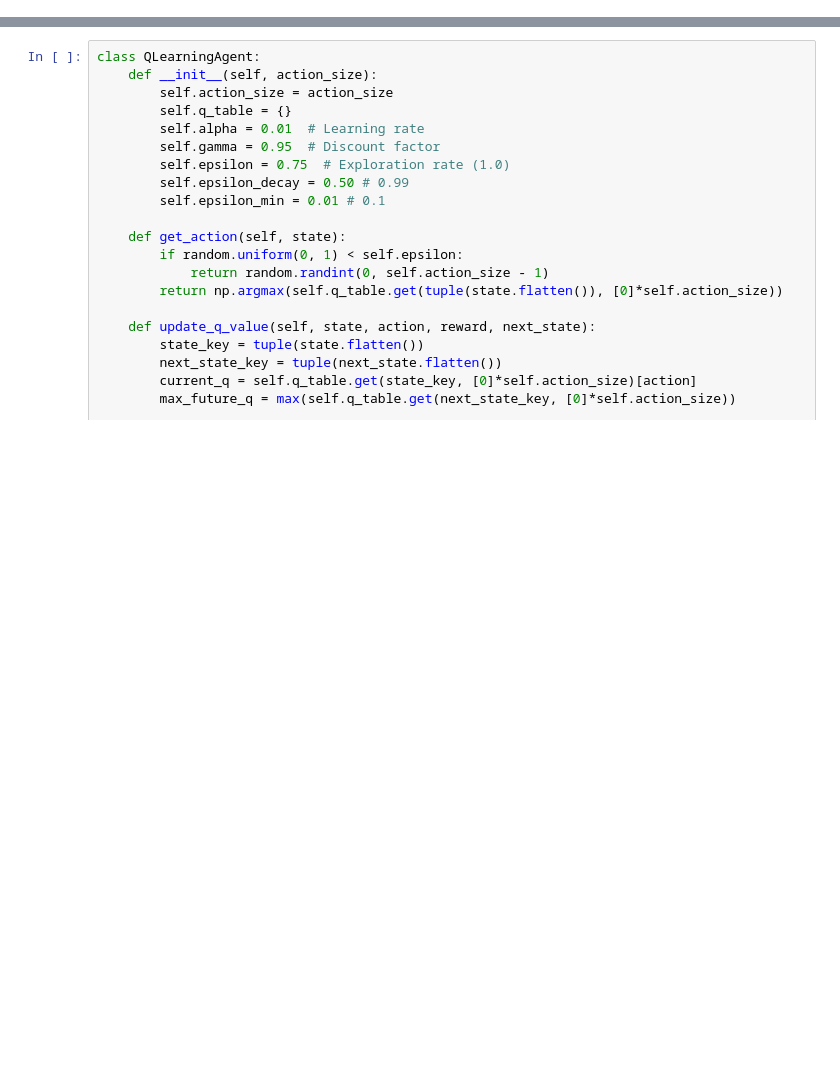
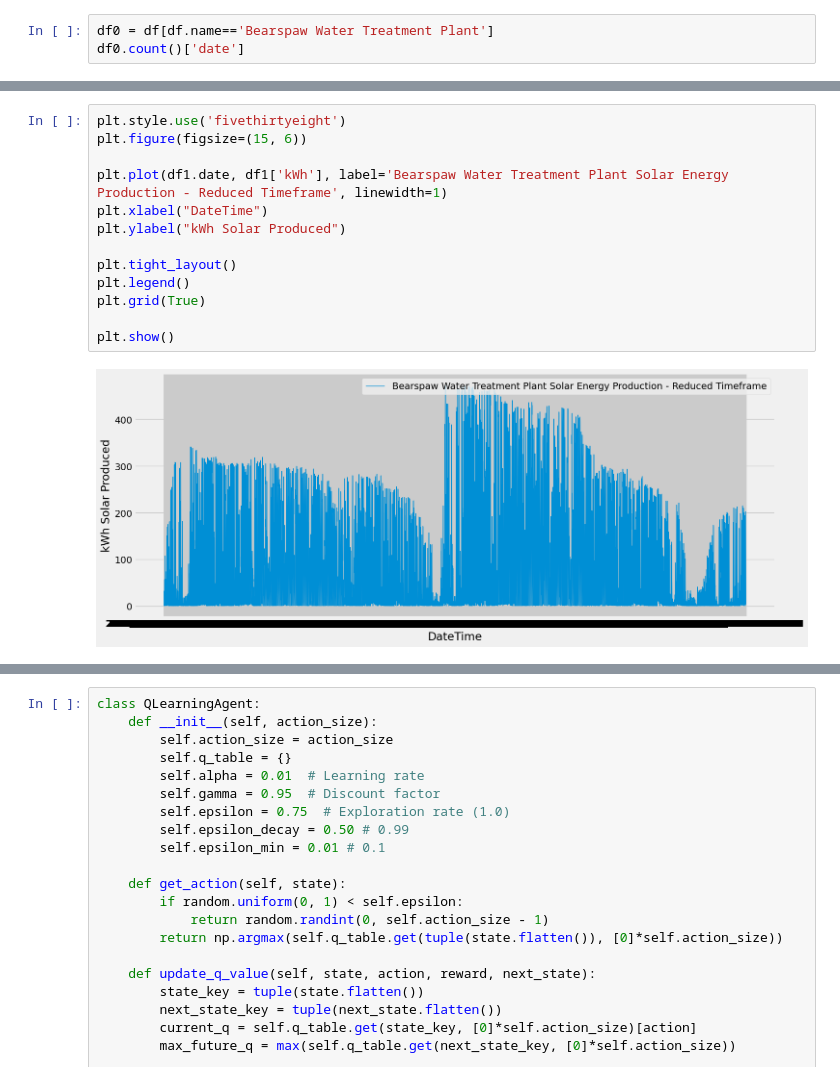
Before and after one commit to mwheeler235/ts-anamoly-detection-q-learning, a Jupyter notebook: src/energy_ts_qlearn.ipynb, the cells around one changed output, grey strips where cells are left out. Cells and saved outputs as stored; diff of their text form; blank space fills up the shorter version.

```diff
--- a/src/energy_ts_qlearn.ipynb
+++ b/src/energy_ts_qlearn.ipynb
@@ -73,0 +72,3 @@ df.head()
+# %%
+df0 = df[df.name=='Bearspaw Water Treatment Plant']
+df0.count()['date']
@@ -104 +111,16 @@ plt.show()
+# %%
+plt.style.use('fivethirtyeight')
+plt.figure(figsize=(15, 6))
+
+plt.plot(df1.date, df1['kWh'], label='Bearspaw Water Treatment Plant Solar Energy Production - Reduced Timeframe', linewidth=1)
+plt.xlabel("DateTime")
+plt.ylabel("kWh Solar Produced")
+
+plt.tight_layout()
+plt.legend()
+plt.grid(True)
+
+plt.show()
+# %% [output]
+[figure, added]
 # %%
```
Also changed, not shown: parts of 34 cells of this notebook.
